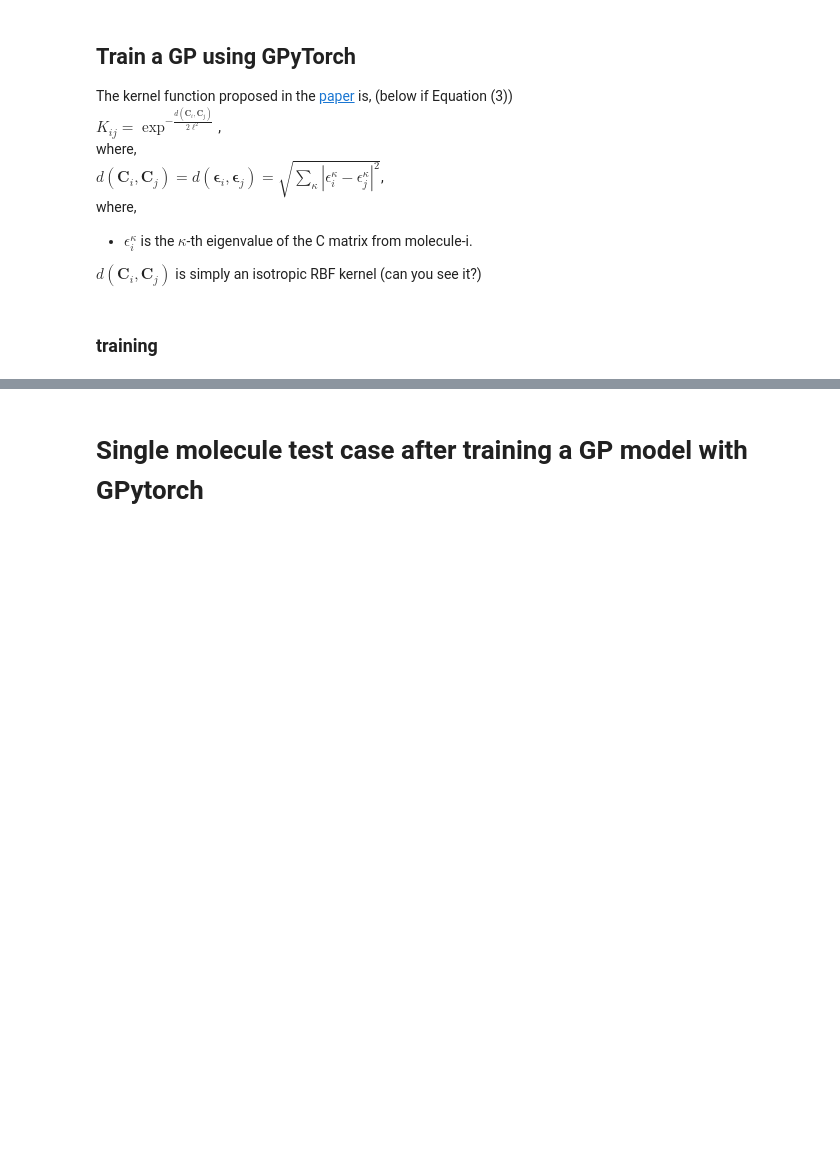
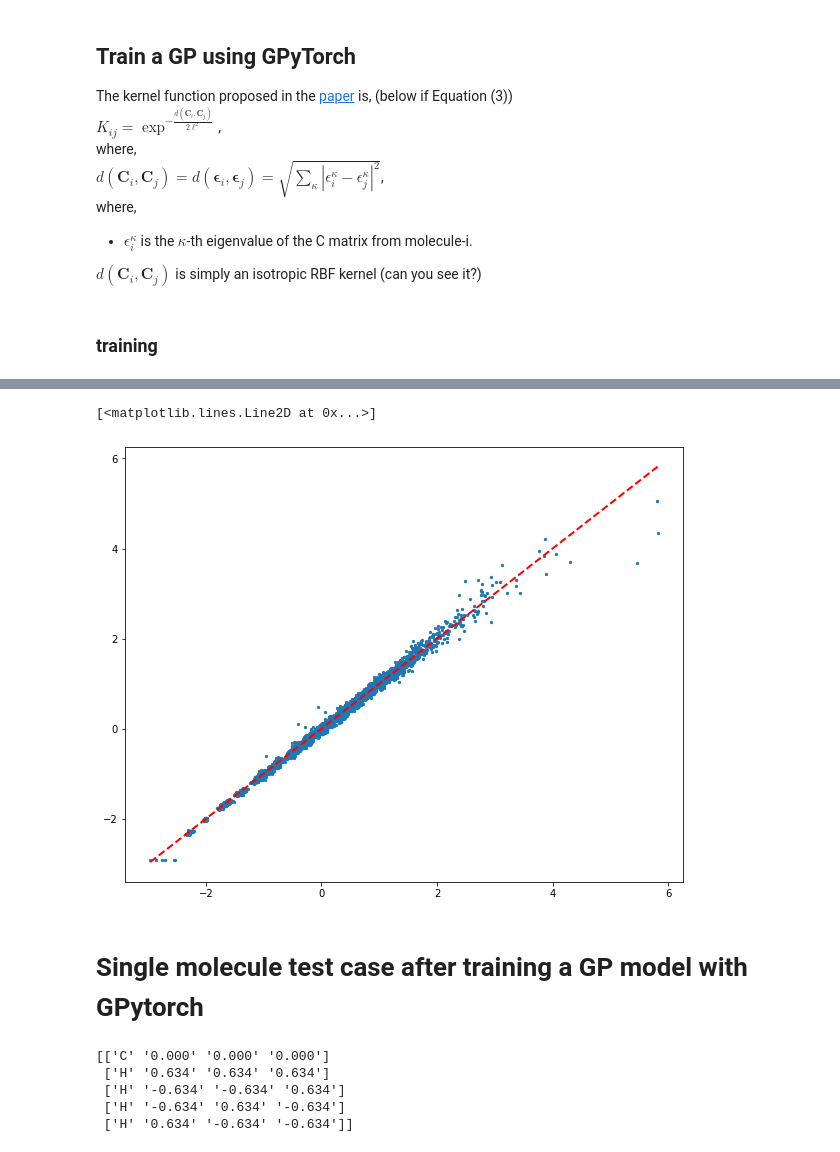
Before and after one commit to RodrigoAVargasHdz/CHEM-4PB3, a Jupyter notebook: Course_Notes/Week5/gpytorch_molecules.ipynb, the cells around one changed output, grey strips where cells are left out. Saved outputs shown, nothing was run; the diff lists cells and outputs as text; code cells hidden in the pictures; blank space fills up the shorter version.

Commit message:
gp molecules

```diff
--- a/Course_Notes/Week5/gpytorch_molecules.ipynb
+++ b/Course_Notes/Week5/gpytorch_molecules.ipynb
@@ -20,6 +33,9 @@ print(data.columns)
 
 Xtot = data.drop(['Unnamed: 0','AtomizationEnergy'], axis=1).to_numpy()
 ytot = data['AtomizationEnergy'].to_numpy()  # [:,np.newaxis]
+mu_data = np.mean(ytot)
+std_data = np.std(ytot)
+ytot = (ytot-mu_data)/std_data
 Ctot = Xtot.reshape(Xtot.shape[0],23,23)
 # %% [output]
 Index(['Unnamed: 0', 'C Matrix 0', 'C Matrix 1', 'C Matrix 2', 'C Matrix 3',
@@ -69,7 +85,7 @@ class ExactGPModel(gpytorch.models.ExactGP):
         super(ExactGPModel, self).__init__(train_x, train_y, likelihood)
         self.mean_module = gpytorch.means.ConstantMean()
         self.covar_module = gpytorch.kernels.ScaleKernel(
-            gpytorch.kernels.RBFKernel())
+            gpytorch.kernels.RBFKernel(ard_num_dims=train_x.shape[1]))
 
     def forward(self, x):
         mean_x = self.mean_module(x)
@@ -101,12 +118,14 @@ ytot = torch.from_numpy(ytot)
 ### training
 # %%
 # initialize likelihood and model
-likelihood = gpytorch.likelihoods.GaussianLikelihood()
-model = ExactGPModel(Xtr, ytr, likelihood)
+likelihood = gpytorch.likelihoods.GaussianLikelihood().double()
+likelihood.noise = 1e-4  # Some small value, but don't make it too small or numerical performance will suffer. I recommend 1e-4.
+likelihood.noise_covar.raw_noise.requires_grad_(False)
+model = ExactGPModel(Xtr, ytr, likelihood).double()
 
 if torch.cuda.is_available():
-  likelihood.cuda()
-  model.cuda()
+    likelihood.cuda()
+    model.cuda()
 # %%
 # Find optimal model hyperparameters using ADAM
 
@@ -150,2 +215,45 @@ RuntimeError: expected scalar type Double but found Float
+# %%
+from sklearn.metrics import r2_score
+import matplotlib
+import matplotlib.pylab as plt
+
+ytot_gp = means[1:].cpu().numpy() # torch to numpy
+ytst.cpu()
+r2 = r2_score(ytot_gp,ytst.cpu())
+
+plt.figure(figsize=(10,8))
+plt.scatter(ytot_gp,ytst.cpu(),s=5)
+
+low = np.min(np.stack((ytot_gp,ytst.cpu())).flatten())
+high = np.max(np.stack((ytot_gp,ytst.cpu())).flatten())
+plt.plot([low, high], [low, high], ls="--", c="red",lw=2.)
+
+# plt.title('H3O+ PES (N=%s)'%N,fontsize=18)
+# plt.text(0.02,0.08,r'$R^{2}$ = %.3f'%r2,fontsize=18)
+# plt.xlabel('GP prediction',fontsize=18)
+# plt.ylabel('Quantum Chemistry',fontsize=18)
+# plt.show()
+# %% [output]
+[<matplotlib.lines.Line2D at 0x...>]
+[figure, added]
 # %% [markdown]
 # Single molecule test case after training a GP model with GPytorch
+# %%
+# CH4
+molec = '''
+C 	0.000 	0.000 	0.000
+H 	0.634 	0.634 	0.634
+H 	-0.634 	-0.634 	0.634
+H 	-0.634 	0.634 	-0.634
+H 	0.634 	-0.634 	-0.634
+'''
+molec = molec.split()
+molec = np.array(molec)
+molec = molec.reshape(5,4)
+print(molec)
+# %% [output]
+[['C' '0.000' '0.000' '0.000']
+ ['H' '0.634' '0.634' '0.634']
+ ['H' '-0.634' '-0.634' '0.634']
+ ['H' '-0.634' '0.634' '-0.634']
+ ['H' '0.634' '-0.634' '-0.634']]
```
Also changed, not shown: parts of 11 cells of this notebook.
